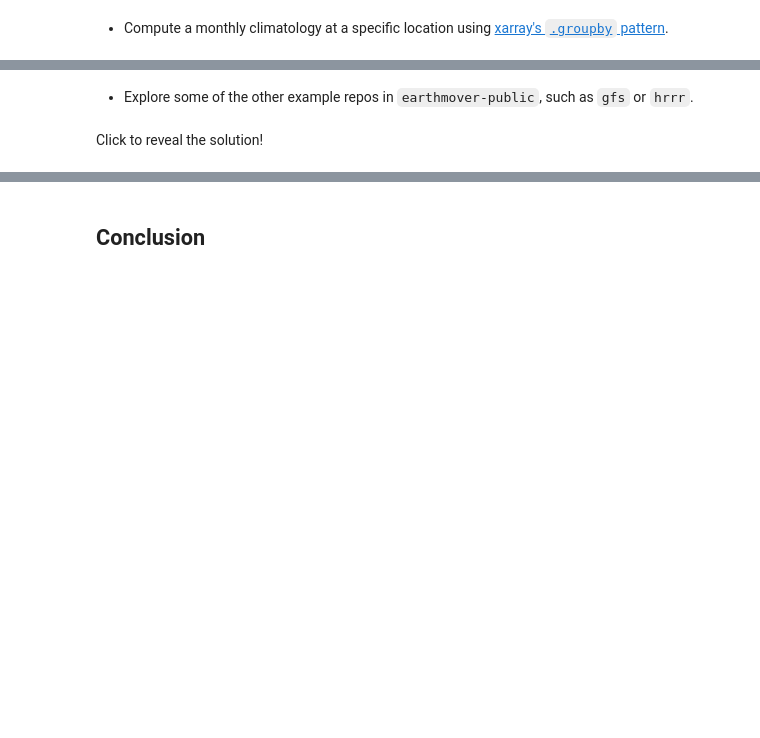
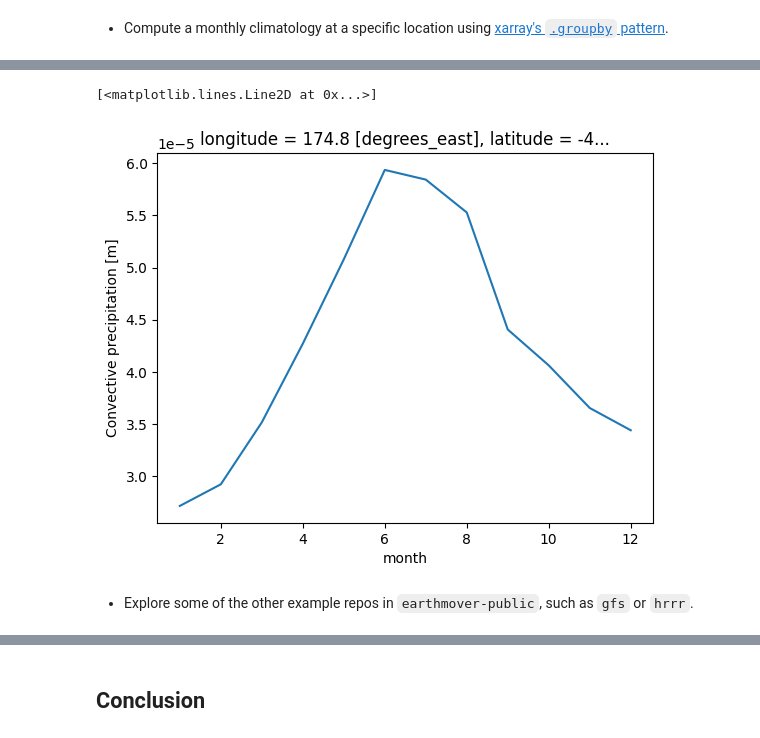
Before and after one commit to earth-mover/earthsciencesnz-immersion-day, a Jupyter notebook: lab-1/lab-1.ipynb, the cells around one changed output, grey strips where cells are left out. Saved outputs shown, nothing was run; the diff lists cells and outputs as text; code cells hidden in the pictures; blank space fills up the shorter version.

```diff
--- a/lab-1/lab-1.ipynb
+++ b/lab-1/lab-1.ipynb
@@ -374,5 +355,9 @@ wellington_precip.plot()
+# %%
+# Click to reveal the solution!
+wellington_precip.groupby("time.month").mean().plot()
+# %% [output]
+[<matplotlib.lines.Line2D at 0x...>]
+[figure, added]
 # %% [markdown]
 - Explore some of the other example repos in `earthmover-public`, such as `gfs` or `hrrr`.
-# %% [markdown]
-Click to reveal the solution!
 # %%
```
Also changed, not shown: parts of 12 cells of this notebook.
